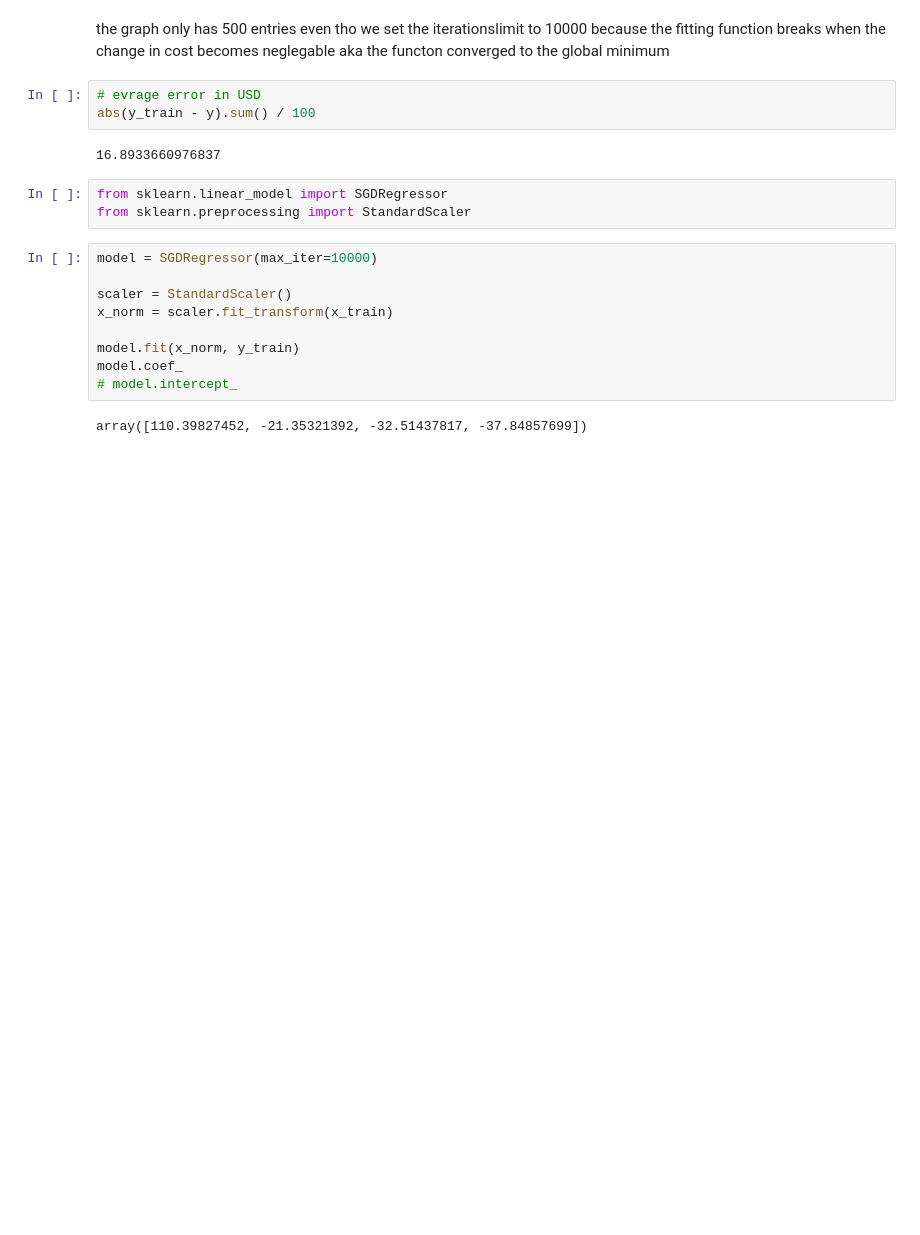
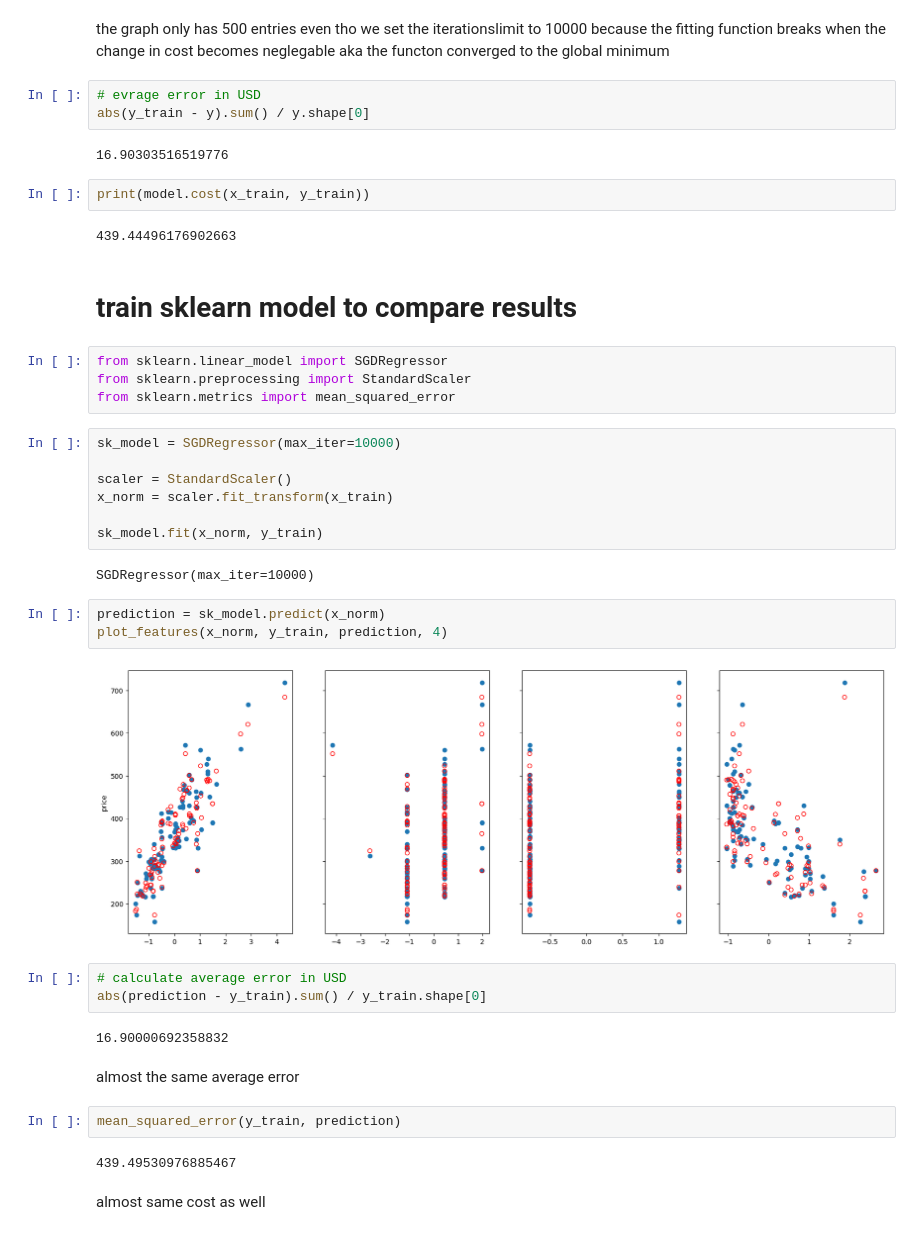
Before and after one commit to Omar-Atef-Bakr/ML_models_implementation, a Jupyter notebook: Linear Models/Linear Regression/LinReg_tst.ipynb, the cells around one changed output. Saved outputs shown, nothing was run; the diff lists cells and outputs as text; blank space fills up the shorter version.

```diff
--- a/Linear Models/Linear Regression/LinReg_tst.ipynb
+++ b/Linear Models/Linear Regression/LinReg_tst.ipynb
@@ -106,20 +106,43 @@ plt.plot(model.history)
 the graph only has 500 entries even tho we set the iterationslimit to 10000 because the fitting function breaks when the change in cost becomes neglegable aka the functon converged to the global minimum
 # %%
 # evrage error in USD
-abs(y_train - y).sum() / 100
+abs(y_train - y).sum() / y.shape[0]
 # %% [output]
-16.8933660976837
+16.90303516519776
+# %%
+print(model.cost(x_train, y_train))
+# %% [output]
+439.44496176902663
+# %% [markdown]
+# train sklearn model to compare results
 # %%
 from sklearn.linear_model import SGDRegressor
 from sklearn.preprocessing import StandardScaler
+from sklearn.metrics import mean_squared_error
 # %%
-model = SGDRegressor(max_iter=10000)
+sk_model = SGDRegressor(max_iter=10000)
 
 scaler = StandardScaler()
 x_norm = scaler.fit_transform(x_train)
 
-model.fit(x_norm, y_train)
-model.coef_
-# model.intercept_
+sk_model.fit(x_norm, y_train)
 # %% [output]
-array([110.39827452, -21.35321392, -32.51437817, -37.84857699])
+SGDRegressor(max_iter=10000)
+# %%
+prediction = sk_model.predict(x_norm)
+plot_features(x_norm, y_train, prediction, 4)
+# %% [output]
+[figure, added]
+# %%
+# calculate average error in USD
+abs(prediction - y_train).sum() / y_train.shape[0]
+# %% [output]
+16.90000692358832
+# %% [markdown]
+almost the same average error
+# %%
+mean_squared_error(y_train, prediction)
+# %% [output]
+439.49530976885467
+# %% [markdown]
+almost same cost as well
```
Also changed, not shown: parts of 4 cells of this notebook, 3 other files.
